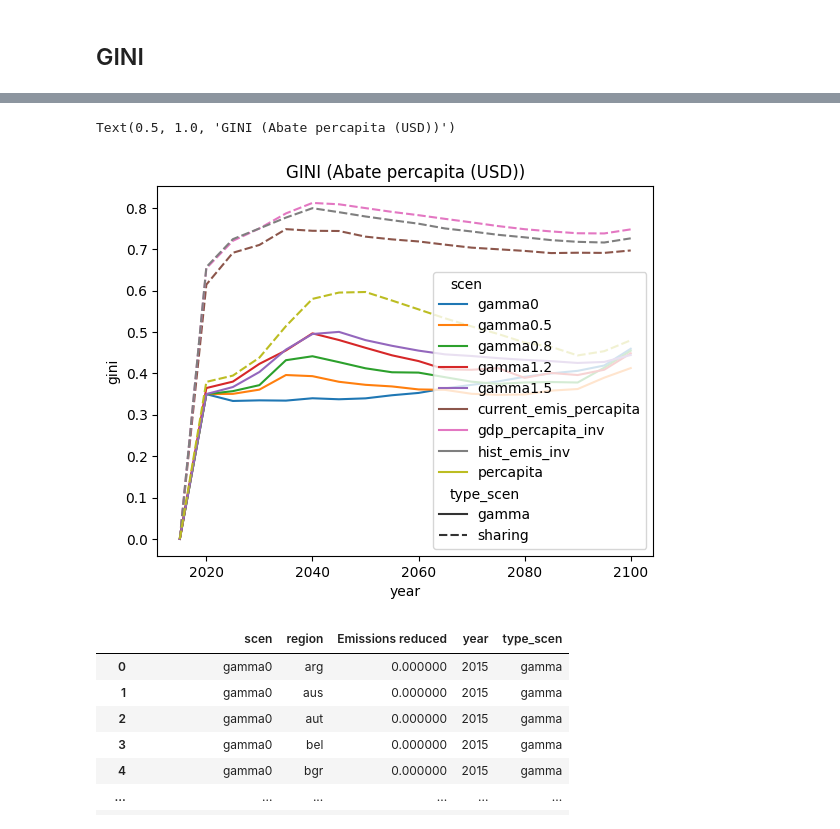
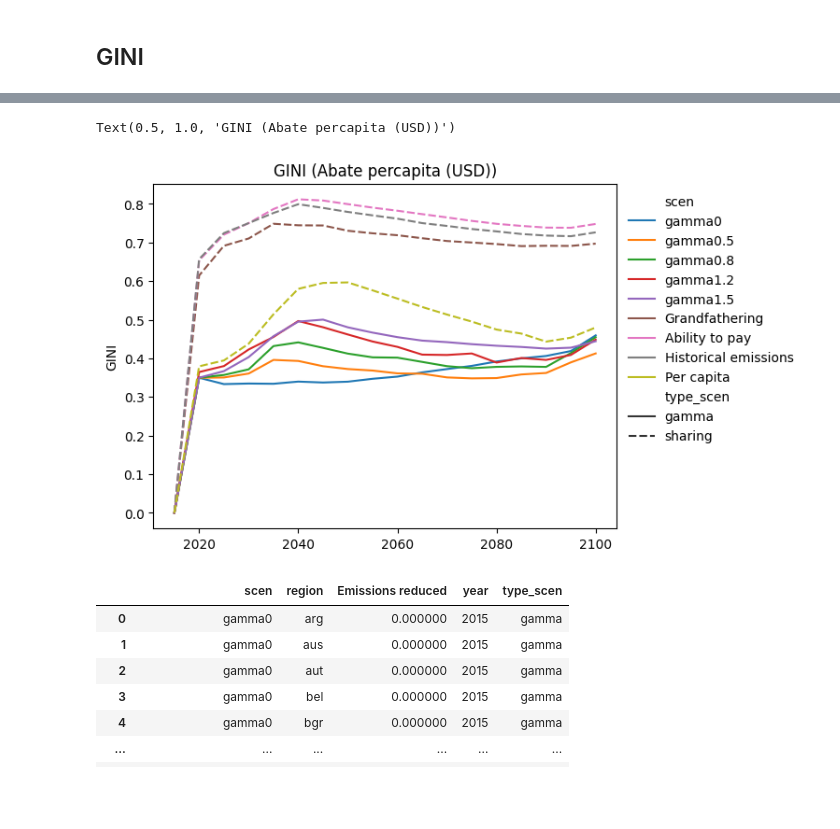
Before and after one commit to DanielPerezF/ClimateChange-WISE-project, a Jupyter notebook: exploratory.ipynb, the cells around one changed output, grey strips where cells are left out. Saved outputs shown, nothing was run; the diff lists cells and outputs as text; code cells hidden in the pictures; blank space fills up the shorter version.

```diff
--- a/exploratory.ipynb
+++ b/exploratory.ipynb
@@ -419,3 +403,5 @@ plt.show()
 [figure]
 # %% [markdown]
 ## GINI
+# %%
+century.set_index(['type_scen','scen','year'])[['region','GDP percapita (USD)']]
@@ -472,9 +507,13 @@ Text(0.5, 1.0, 'GINI (Emis per capita (ton))')
 # %%
 var = 'Abate percapita (USD)'
 ginis = century[century['type_scen'] != 'bau'].groupby(['type_scen','scen','year']).agg({var:gini}).reset_index()
-ginis = ginis.rename(columns={var:'gini'})
+ginis = ginis.rename(columns={var:'gini'}).replace({'percapita':'Per capita','hist_emis_inv':'Historical emissions','gdp_percapita_inv':'Ability to pay','current_emis_percapita':'Grandfathering'})
 
 print(ginis)
 sns.lineplot(data=ginis,x='year',y='gini',hue='scen',style='type_scen')
+plt.ylabel('GINI')
+plt.xlabel('')
+plt.legend(loc='upper left', bbox_to_anchor=(1, 1),frameon=False)
+handles, labels = plt.gca().get_legend_handles_labels()
 plt.title(f'GINI ({var})')
 # %% [output]
@@ -493,7 +532,7 @@ plt.title(f'GINI ({var})')
 
 [162 rows x 4 columns]
 Text(0.5, 1.0, 'GINI (Abate percapita (USD))')
-[figure, old version]
+[figure, new version]
 # %%
 perc_reduced_years['type_scen'] = perc_reduced_years['scen'].apply(type_scen)
 perc_reduced_years
```
Also changed, not shown: parts of 18 cells of this notebook.
